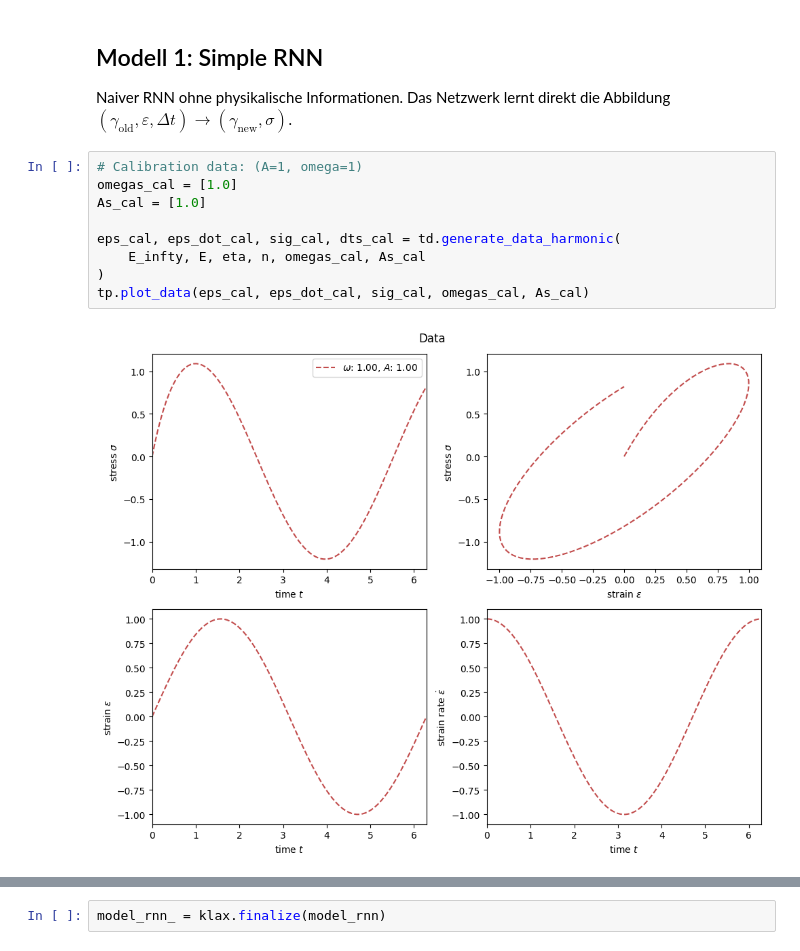
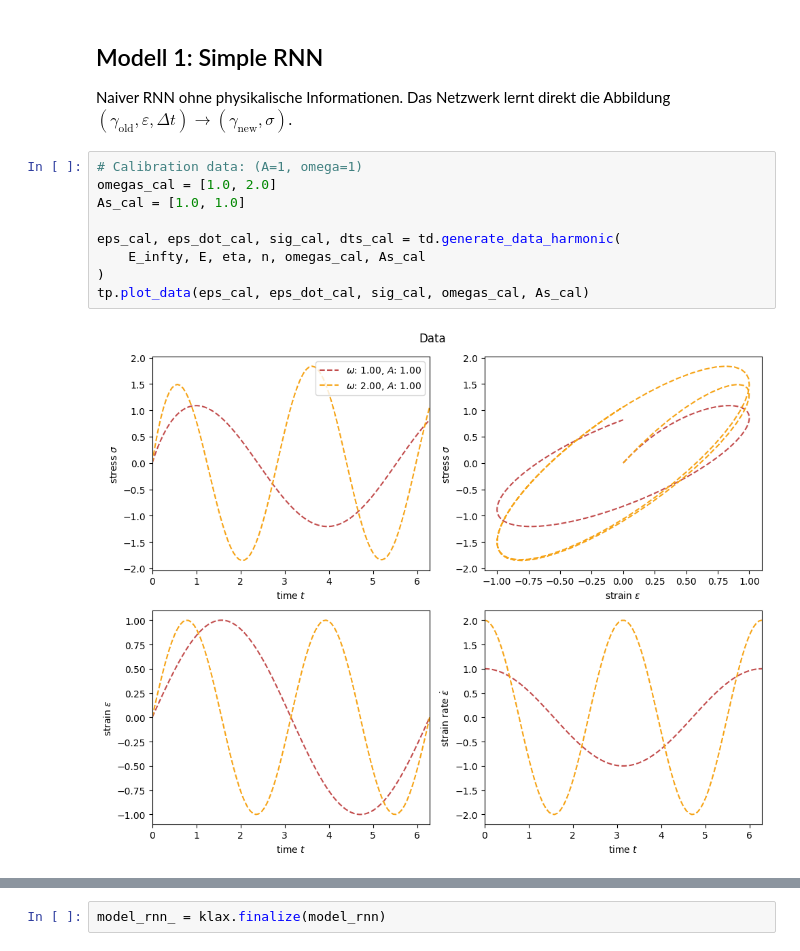
Before and after one commit to Lukas-F-1/ML-Tutorial-WS25_26, a Jupyter notebook: viscoelasticity/main.ipynb, the cells around one changed output, grey strips where cells are left out. Cells and saved outputs as stored; diff of their text form.

```diff
--- a/viscoelasticity/main.ipynb
+++ b/viscoelasticity/main.ipynb
@@ -84,15 +84,15 @@ Naiver RNN ohne physikalische Informationen. Das Netzwerk lernt direkt die Abbil
 $(\gamma_\text{old}, \varepsilon, \Delta t) \to (\gamma_\text{new}, \sigma)$.
 # %%
 # Calibration data: (A=1, omega=1)
-omegas_cal = [1.0]
-As_cal = [1.0]
+omegas_cal = [1.0, 2.0]
+As_cal = [1.0, 1.0]
 
 eps_cal, eps_dot_cal, sig_cal, dts_cal = td.generate_data_harmonic(
     E_infty, E, eta, n, omegas_cal, As_cal
 )
 tp.plot_data(eps_cal, eps_dot_cal, sig_cal, omegas_cal, As_cal)
 # %% [output]
-[figure, old version]
+[figure, new version]
 # %%
 # Build and train Simple RNN
 key = jrandom.PRNGKey(time.time_ns())
```
Also changed, not shown: parts of 22 cells of this notebook, 2 other files.
